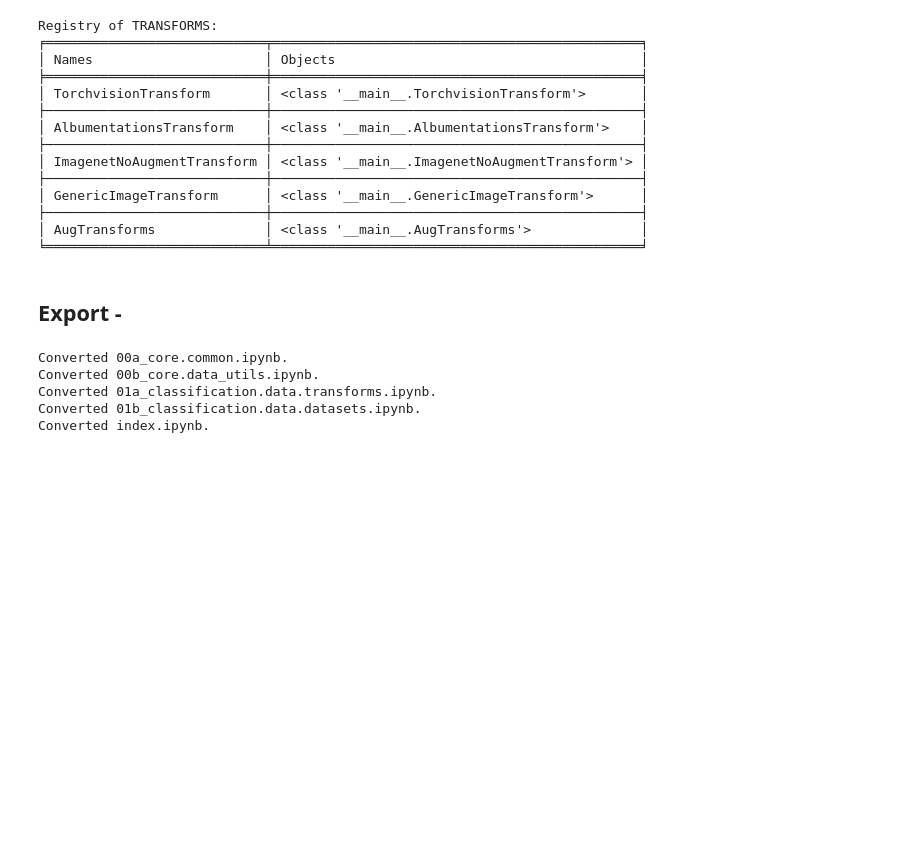
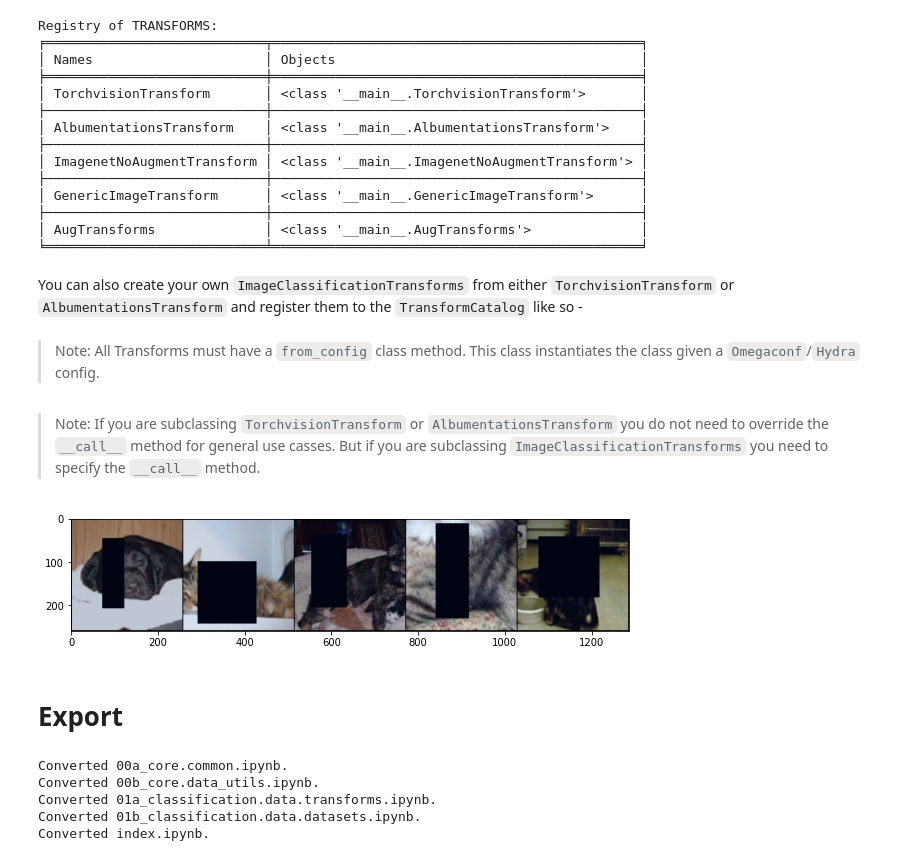
Before and after one commit to benihime91/lightning_cv, a Jupyter notebook: nbs/01a_classification.data.transforms.ipynb, the cells around one changed output. Cells and saved outputs as stored; diff of their text form; code cells hidden in the pictures; blank space fills up the shorter version.

Commit message:
config API

```diff
--- a/nbs/01a_classification.data.transforms.ipynb
+++ b/nbs/01a_classification.data.transforms.ipynb
@@ -531,3 +533,5 @@ Registry of TRANSFORMS:
 ├────────────────────────────┼───────────────────────────────────────────────┤
 │ AugTransforms              │ <class '__main__.AugTransforms'>              │
 ╘════════════════════════════╧═══════════════════════════════════════════════╛
+# %% [markdown]
+You can also create your own `ImageClassificationTransforms` from either `TorchvisionTransform` or `AlbumentationsTransform` and register them to the `TransformCatalog` like so -
@@ -534,5 +552,27 @@ Registry of TRANSFORMS:
+# %% [markdown]
+> Note: All Transforms must have a `from_config` class method. This class instantiates the class given a `Omegaconf`/`Hydra` config.
+# %% [markdown]
+> Note: If you are subclassing `TorchvisionTransform` or `AlbumentationsTransform` you do not need to override the `__call__` method for general use casses. But if you are subclassing `ImageClassificationTransforms` you need to specify the `__call__` method.
+# %%
+cfg = dict(sz=255)
+cfg = OmegaConf.create(cfg)
+
+tfms  = TransformCatalog.get("MyRandomTransforms").from_config(cfg)
+
+ds = ImageFolder(root=f"{nbdev_path}/cats_and_dogs_filtered/train",
+                 loader=Loaders.get("pil_loader"),
+                 transform=tfms)
+
+dl = torch.utils.data.DataLoader(ds, batch_size=5, shuffle=True)
+
+images, targets = next(iter(dl))
+
+plt.figure(figsize=(10,10))
+imshow_tensor(images, normalize=True);
+# %% [output]
+[figure, added]
 # %% [markdown]
-## Export -
+# Export
 # %%
 # hide
 notebook2script()
```
Also changed, not shown: parts of 8 cells of this notebook, 7 other files.
